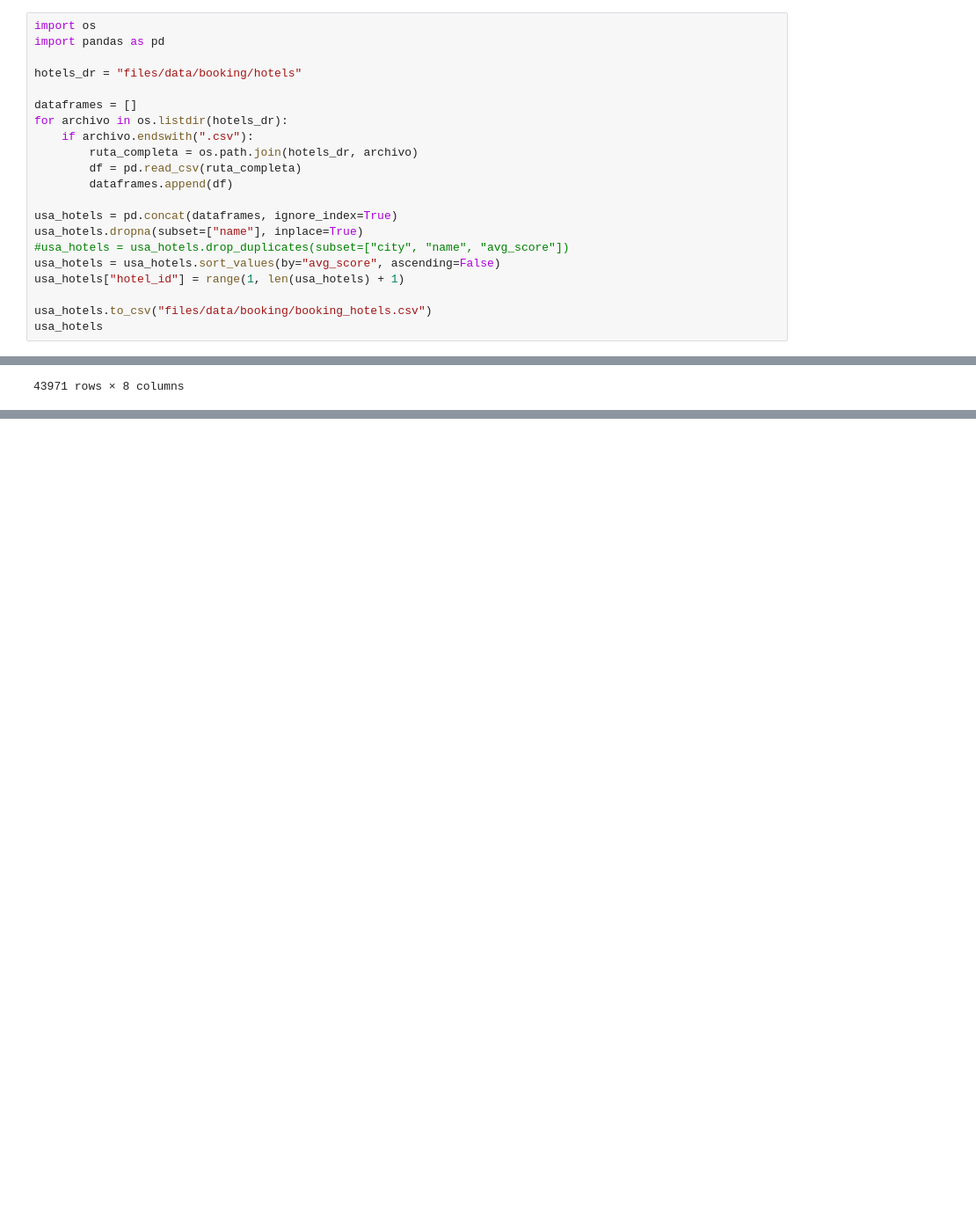
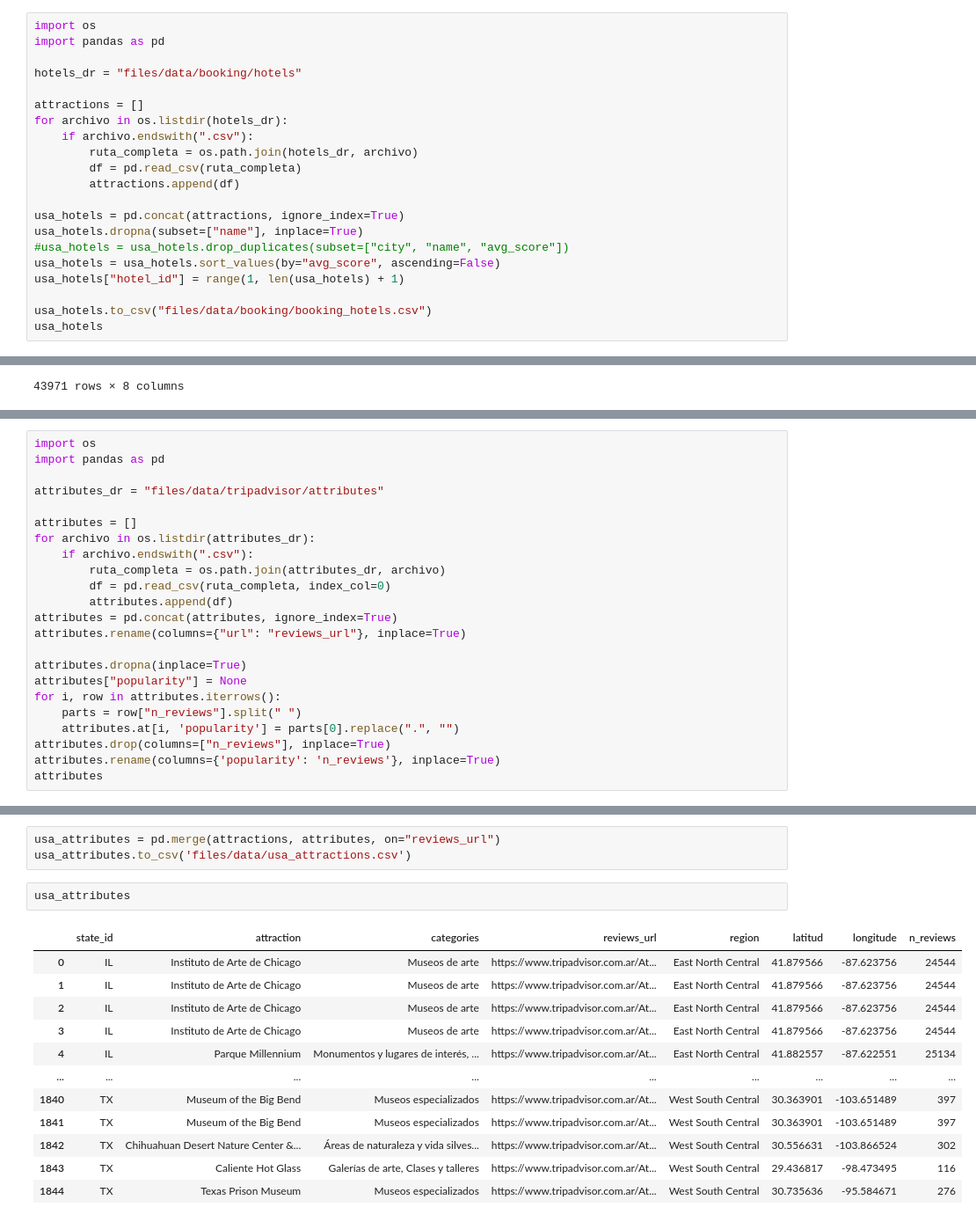
Before and after one commit to LeonardoCostaH/PF_DS_YELP, a Jupyter notebook: 01_ETL.ipynb, the cells around one changed output, grey strips where cells are left out. Shown at 88% size. Cells and saved outputs as stored; diff of their text form; blank space fills up the shorter version.

```diff
--- a/01_ETL.ipynb
+++ b/01_ETL.ipynb
@@ -304,14 +303,14 @@ import pandas as pd
 
 hotels_dr = "files/data/booking/hotels"
 
-dataframes = []
+attractions = []
 for archivo in os.listdir(hotels_dr):
     if archivo.endswith(".csv"):
         ruta_completa = os.path.join(hotels_dr, archivo)
         df = pd.read_csv(ruta_completa)
-        dataframes.append(df)
+        attractions.append(df)
 
-usa_hotels = pd.concat(dataframes, ignore_index=True)
+usa_hotels = pd.concat(attractions, ignore_index=True)
 usa_hotels.dropna(subset=["name"], inplace=True)
 #usa_hotels = usa_hotels.drop_duplicates(subset=["city", "name", "avg_score"])
 usa_hotels = usa_hotels.sort_values(by="avg_score", ascending=False)
@@ -335,0 +371,23 @@ usa_hotels
+# %%
+import os
+import pandas as pd
+
+attributes_dr = "files/data/tripadvisor/attributes"
+
+attributes = []
+for archivo in os.listdir(attributes_dr):
+    if archivo.endswith(".csv"):
+        ruta_completa = os.path.join(attributes_dr, archivo)
+        df = pd.read_csv(ruta_completa, index_col=0)
+        attributes.append(df)
+attributes = pd.concat(attributes, ignore_index=True)
+attributes.rename(columns={"url": "reviews_url"}, inplace=True)
+
+attributes.dropna(inplace=True)
+attributes["popularity"] = None
+for i, row in attributes.iterrows():
+    parts = row["n_reviews"].split(" ")
+    attributes.at[i, 'popularity'] = parts[0].replace(".", "")
+attributes.drop(columns=["n_reviews"], inplace=True)
+attributes.rename(columns={'popularity': 'n_reviews'}, inplace=True)
+attributes
@@ -335,0 +408,18 @@ usa_hotels
+# %%
+usa_attributes = pd.merge(attractions, attributes, on="reviews_url")
+usa_attributes.to_csv('files/data/usa_attractions.csv')
+# %%
+usa_attributes
+# %% [output]
+|  | state_id | attraction | categories | reviews_url | region | latitud | longitude | n_reviews |
+| 0 | IL | Instituto de Arte de Chicago | Museos de arte | https://www.tripadvisor.com.ar/At... | East North Central | 41.879566 | -87.623756 | 24544 |
+| 1 | IL | Instituto de Arte de Chicago | Museos de arte | https://www.tripadvisor.com.ar/At... | East North Central | 41.879566 | -87.623756 | 24544 |
+| 2 | IL | Instituto de Arte de Chicago | Museos de arte | https://www.tripadvisor.com.ar/At... | East North Central | 41.879566 | -87.623756 | 24544 |
+| 3 | IL | Instituto de Arte de Chicago | Museos de arte | https://www.tripadvisor.com.ar/At... | East North Central | 41.879566 | -87.623756 | 24544 |
+| 4 | IL | Parque Millennium | Monumentos y lugares de interés, ... | https://www.tripadvisor.com.ar/At... | East North Central | 41.882557 | -87.622551 | 25134 |
+| ... | ... | ... | ... | ... | ... | ... | ... | ... |
+| 1840 | TX | Museum of the Big Bend | Museos especializados | https://www.tripadvisor.com.ar/At... | West South Central | 30.363901 | -103.651489 | 397 |
+| 1841 | TX | Museum of the Big Bend | Museos especializados | https://www.tripadvisor.com.ar/At... | West South Central | 30.363901 | -103.651489 | 397 |
+| 1842 | TX | Chihuahuan Desert Nature Center &... | Áreas de naturaleza y vida silves... | https://www.tripadvisor.com.ar/At... | West South Central | 30.556631 | -103.866524 | 302 |
+| 1843 | TX | Caliente Hot Glass | Galerías de arte, Clases y talleres | https://www.tripadvisor.com.ar/At... | West South Central | 29.436817 | -98.473495 | 116 |
+| 1844 | TX | Texas Prison Museum | Museos especializados | https://www.tripadvisor.com.ar/At... | West South Central | 30.735636 | -95.584671 | 276 |
```
Also changed, not shown: parts of 5 cells of this notebook.
